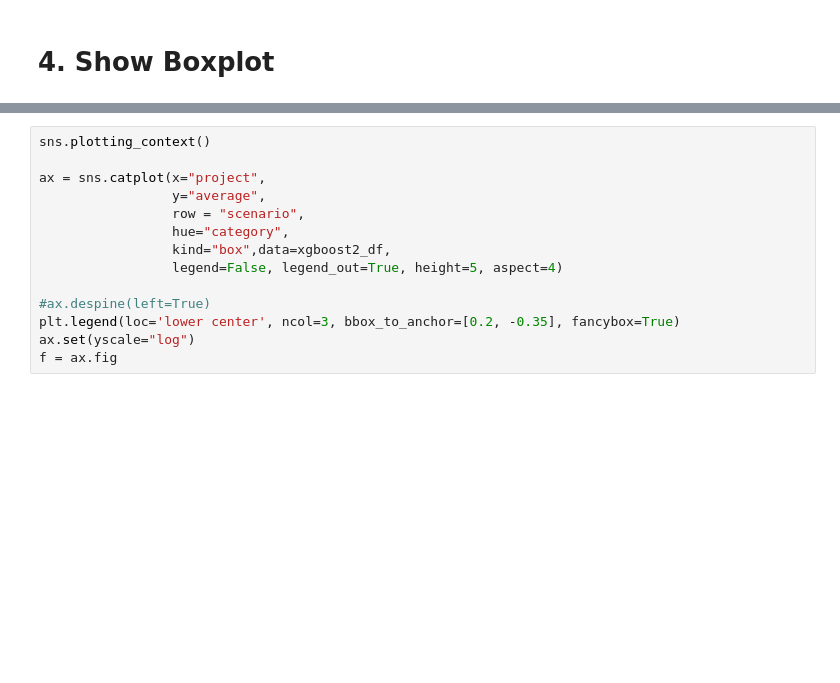
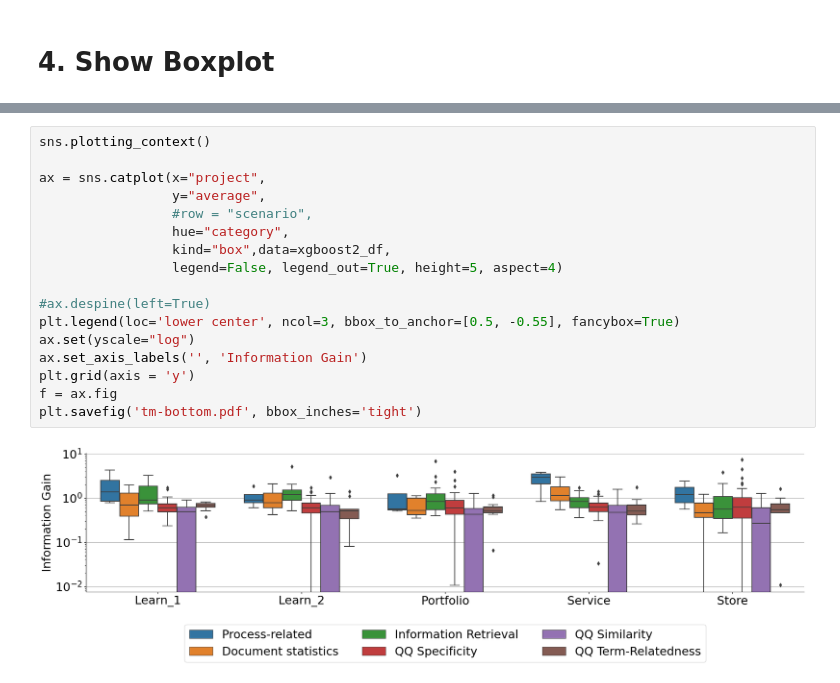
Before and after one commit to RELabUU/LCDTrace, a Jupyter notebook: notebooks/calculating_feature_importance.ipynb, the cells around one changed output, grey strips where cells are left out. Drawn from its saved outputs; the diff is of its cells as text; blank space fills up the shorter version.

```diff
--- a/notebooks/calculating_feature_importance.ipynb
+++ b/notebooks/calculating_feature_importance.ipynb
@@ -410,14 +429,19 @@ f = ax.fig
 # %%
 sns.plotting_context()
 
 ax = sns.catplot(x="project",
                  y="average",
-                 row = "scenario",
+                 #row = "scenario",
                  hue="category",
                  kind="box",data=xgboost2_df,
                  legend=False, legend_out=True, height=5, aspect=4)
 
 #ax.despine(left=True)
-plt.legend(loc='lower center', ncol=3, bbox_to_anchor=[0.2, -0.35], fancybox=True)
+plt.legend(loc='lower center', ncol=3, bbox_to_anchor=[0.5, -0.55], fancybox=True)
 ax.set(yscale="log")
+ax.set_axis_labels('', 'Information Gain')
+plt.grid(axis = 'y')
 f = ax.fig
+plt.savefig('tm-bottom.pdf', bbox_inches='tight')
+# %% [output]
+[figure, added]
```
Also changed, not shown: parts of 10 cells of this notebook.
